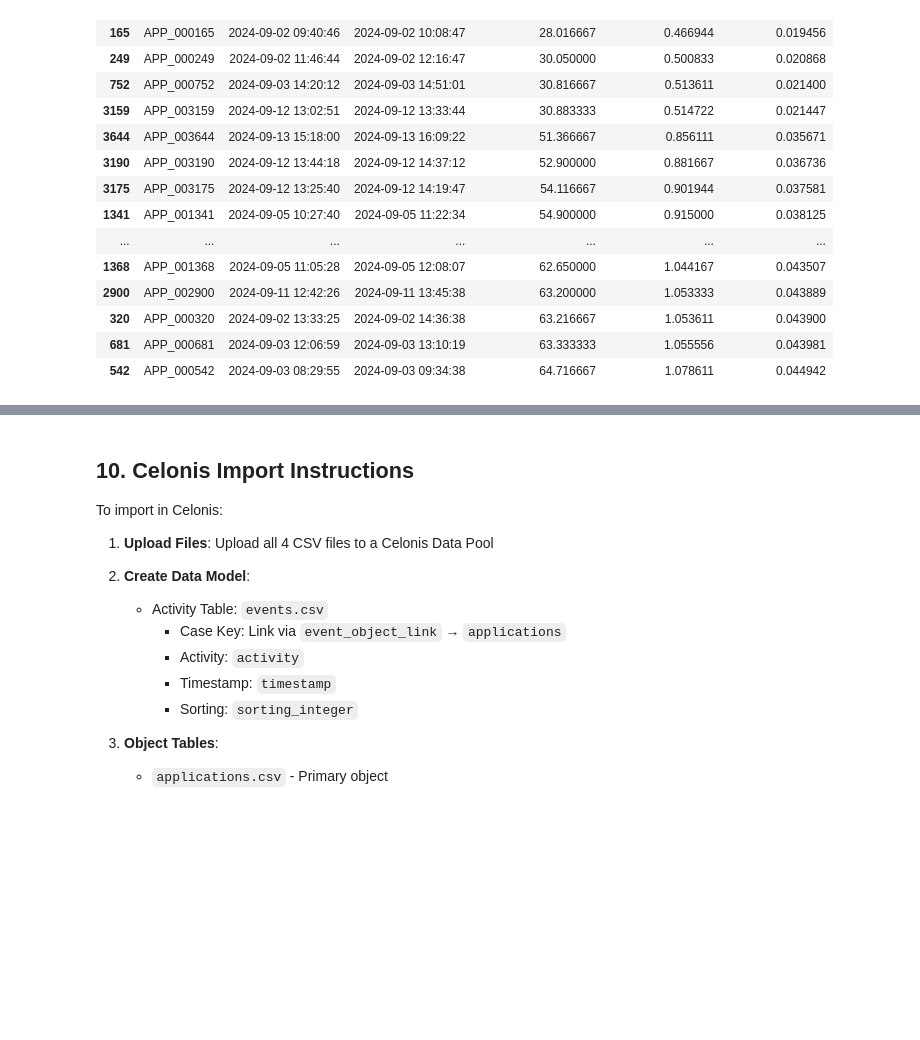
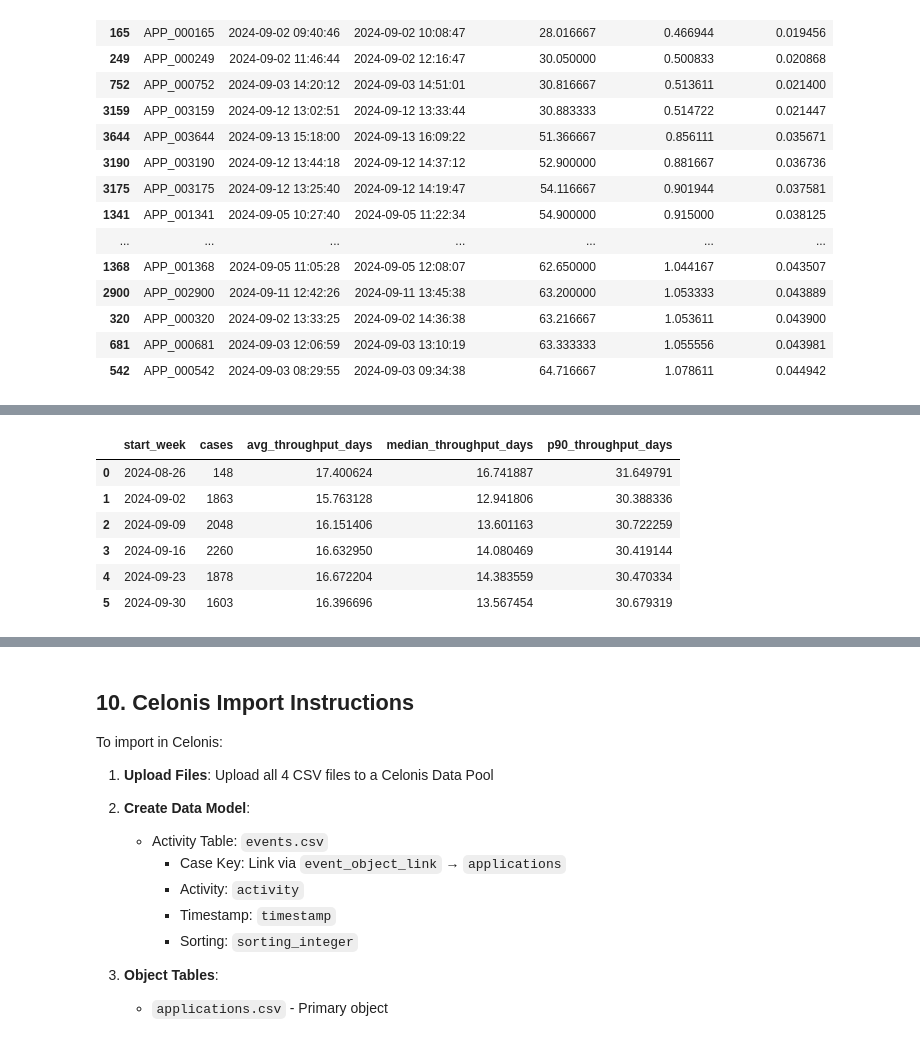
Before and after one commit to mdukhan/pm4py-bpmn-simulation, a Jupyter notebook: notebooks/sim_ocel.ipynb, the cells around one changed output, grey strips where cells are left out. Cells and saved outputs as stored; diff of their text form; code cells hidden in the pictures; blank space fills up the shorter version.

Commit message:
add more KPIs, Throughput time per week,  Resource workload

```diff
--- a/notebooks/sim_ocel.ipynb
+++ b/notebooks/sim_ocel.ipynb
@@ -1752,3 +1773,80 @@ display(tp_per_case.sort_values('throughput_days', ascending=True).head(25))
 | 320 | APP_000320 | 2024-09-02 13:33:25 | 2024-09-02 14:36:38 | 63.216667 | 1.053611 | 0.043900 |
 | 681 | APP_000681 | 2024-09-03 12:06:59 | 2024-09-03 13:10:19 | 63.333333 | 1.055556 | 0.043981 |
 | 542 | APP_000542 | 2024-09-03 08:29:55 | 2024-09-03 09:34:38 | 64.716667 | 1.078611 | 0.044942 |
+# %%
+# KPI Add-on: Throughput time per week + resource workload (uses existing df_events / sim)
+import pandas as pd
+import numpy as np
+
+if 'df_events' not in globals():
+    raise NameError("df_events not found. Run the simulation/export cells first.")
+
+# -----------------------------
+# Throughput time per week
+# -----------------------------
+case_events_w = df_events[['case_id', 'activity', 'timestamp']].copy()
+case_events_w['timestamp'] = pd.to_datetime(case_events_w['timestamp'])
+
+start_rows_w = case_events_w[case_events_w['activity'] == 'Application started'][['case_id', 'timestamp']].rename(columns={'timestamp': 'start_ts'})
+end_rows_w = case_events_w[case_events_w['activity'] == 'Application handled'][['case_id', 'timestamp']].rename(columns={'timestamp': 'end_ts'})
+
+if len(start_rows_w) == 0 or len(end_rows_w) == 0:
+    tp_w = (case_events_w.groupby('case_id', as_index=False)
+            .agg(start_ts=('timestamp', 'min'), end_ts=('timestamp', 'max')))
+else:
+    tp_w = (start_rows_w.groupby('case_id', as_index=False).agg(start_ts=('start_ts', 'min'))
+            .merge(end_rows_w.groupby('case_id', as_index=False).agg(end_ts=('end_ts', 'max')), on='case_id', how='inner'))
+
+tp_w['throughput_minutes'] = (tp_w['end_ts'] - tp_w['start_ts']).dt.total_seconds() / 60.0
+tp_w = tp_w[tp_w['throughput_minutes'] >= 0].copy()
+tp_w['throughput_days'] = tp_w['throughput_minutes'] / (60.0 * 24.0)
+tp_w['start_week'] = tp_w['start_ts'].dt.to_period('W').dt.start_time
+
+throughput_per_week = (tp_w.groupby('start_week', as_index=False)
+                       .agg(cases=('case_id', 'nunique'),
+                            avg_throughput_days=('throughput_days', 'mean'),
+                            median_throughput_days=('throughput_days', 'median'),
+                            p90_throughput_days=('throughput_days', lambda s: float(s.quantile(0.9))))
+                       .sort_values('start_week'))
+
+print("\n=== Throughput time per week (by case start week) ===")
+display(throughput_per_week.tail(30))
+
+# -----------------------------
+# Resource workload
+# -----------------------------
+res_events = df_events[['org_resource', 'activity']].copy()
+
+resource_workload = (res_events.groupby('org_resource', as_index=False)
+                     .size()
+                     .rename(columns={'size': 'events'}))
+resource_workload['share_pct'] = resource_workload['events'] / resource_workload['events'].sum() * 100
+resource_workload = resource_workload.sort_values('events', ascending=False)
+
+print("\n=== Resource workload (event count) ===")
+display(resource_workload)
+
+workload_by_activity = (res_events.groupby(['org_resource', 'activity'], as_index=False)
+                        .size()
+                        .rename(columns={'size': 'events'})
+                        .sort_values(['org_resource', 'events'], ascending=[True, False]))
+
+print("\n=== Resource workload by activity (Top 15 per resource) ===")
+for r in workload_by_activity['org_resource'].dropna().unique():
+    print(f"\nResource: {r}")
+    display(workload_by_activity[workload_by_activity['org_resource'] == r].head(15))
+
+# -----------------------------
+# Queue waiting time stats (Clerk)
+# -----------------------------
+if 'sim' in globals() and hasattr(sim, 'waiting_times_minutes') and 'Clerk' in sim.waiting_times_minutes:
+    waits = np.array(sim.waiting_times_minutes['Clerk'], dtype=float)
+    if waits.size > 0:
+        print("\n=== Clerk queue waiting time (minutes) ===")
+        print(f"Observations: {waits.size:,}")
+        print(f"Mean: {waits.mean():.6f}")
+        print(f"Median: {np.median(waits):.6f}")
+        print(f"P90: {np.quantile(waits, 0.90):.6f}")
+        print(f"P95: {np.quantile(waits, 0.95):.6f}")
+        print(f"Max: {waits.max():.6f}")
+# %% [output]
@@ -1754,0 +1854,7 @@ display(tp_per_case.sort_values('throughput_days', ascending=True).head(25))
+|  | start_week | cases | avg_throughput_days | median_throughput_days | p90_throughput_days |
+| 0 | 2024-08-26 | 148 | 17.400624 | 16.741887 | 31.649791 |
+| 1 | 2024-09-02 | 1863 | 15.763128 | 12.941806 | 30.388336 |
+| 2 | 2024-09-09 | 2048 | 16.151406 | 13.601163 | 30.722259 |
+| 3 | 2024-09-16 | 2260 | 16.632950 | 14.080469 | 30.419144 |
+| 4 | 2024-09-23 | 1878 | 16.672204 | 14.383559 | 30.470334 |
+| 5 | 2024-09-30 | 1603 | 16.396696 | 13.567454 | 30.679319 |
```
Also changed, not shown: parts of 3 cells of this notebook.
